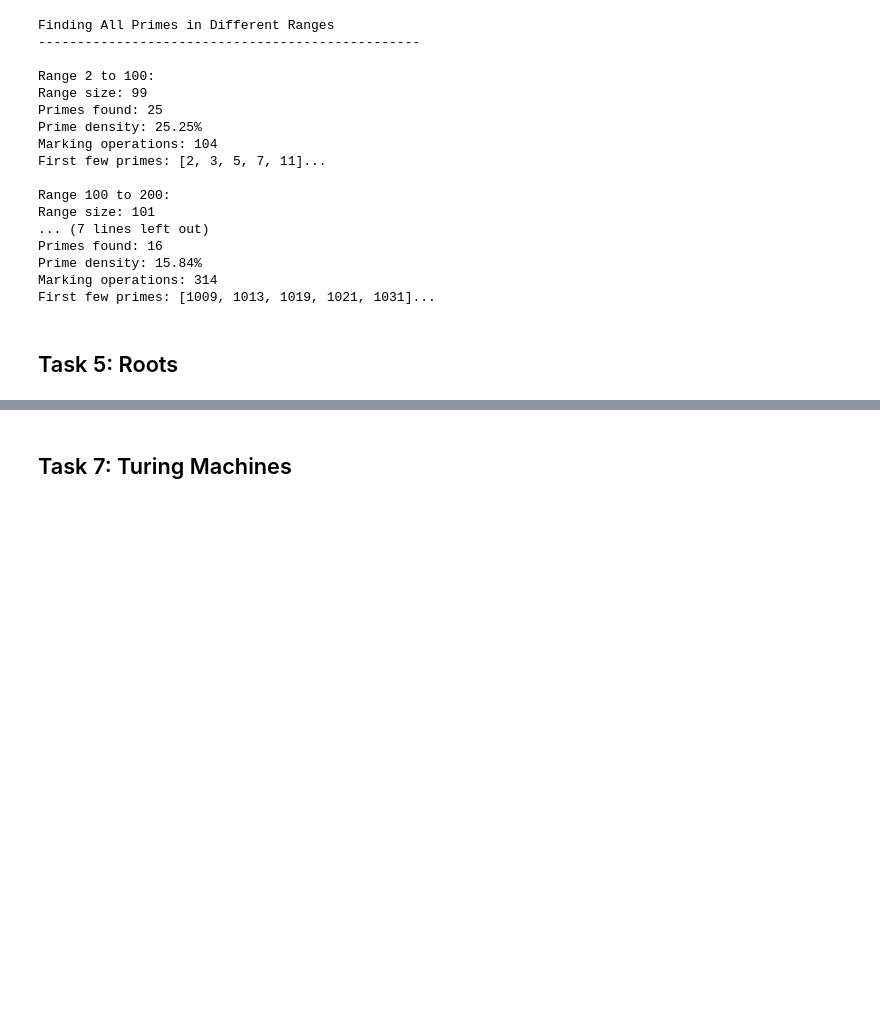
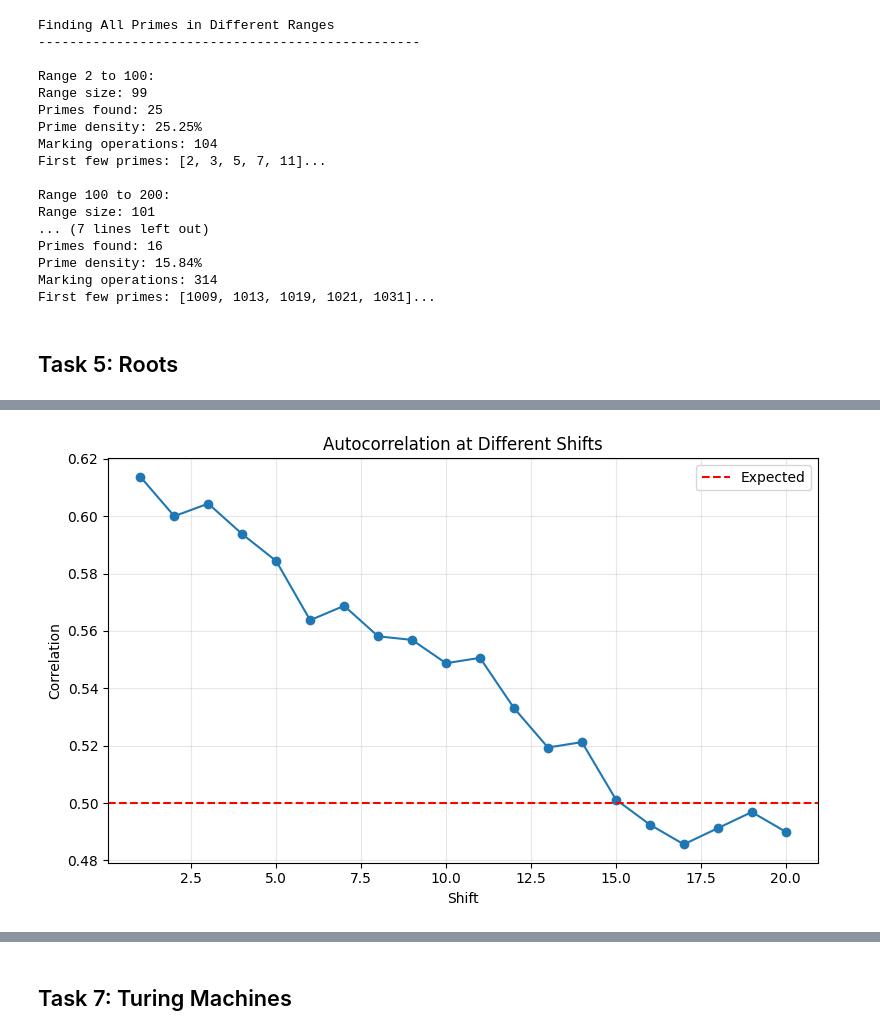
Before and after one commit to LukeCorc99/ComputationalTheory, a Jupyter notebook: tasks.ipynb, the cells around one changed output, grey strips where cells are left out. Drawn from its saved outputs; the diff is of its cells as text; code cells hidden in the pictures; blank space fills up the shorter version.

```diff
--- a/tasks.ipynb
+++ b/tasks.ipynb
@@ -1137,0 +1281,81 @@ def calculateRootFractions(nPrimes=100, bits=32):
+# %%
+def testRandomnessProperties(plot=True):
+    numPrimes = 50
+    bits = 64
+
+    # Get data
+    fractions = calculateRootFractions(numPrimes, bits)
+    allBits = ''.join(fractions)
+
+    # Single bit frequency test
+    ones = allBits.count('1')
+    zeros = allBits.count('0')
+    expected = len(allBits) / 2
+
+    print(f"Analyzing {len(allBits)} bits from {numPrimes} primes")
+    print(f"Frequency test:")
+    print(f"  Ones: {ones} ({ones/len(allBits):.4f})")
+    print(f"  Zeros: {zeros} ({zeros/len(allBits):.4f})")
+
+    # Chi-square test
+    chi2 = ((ones - expected)**2 + (zeros - expected)**2) / expected
+    pValue = 1 - stats.chi2.cdf(chi2, 1)
+
+    print(f"  Chi-square: {chi2:.4f}, p-value: {pValue:.6f}")
+    print(f"  Sequence is {'random' if pValue > 0.05 else 'not random'}")
+
+    # Runs test
+    runs = 1
+    for i in range(1, len(allBits)):
+        if allBits[i] != allBits[i-1]:
+            runs += 1
+
+    expectedRuns = 1 + (2 * ones * zeros) / len(allBits)
+    stdDev = math.sqrt((2 * ones * zeros * (2 * ones * zeros - len(allBits))) /
+                       (len(allBits)**2 * (len(allBits) - 1)))
+
+    zScore = (runs - expectedRuns) / stdDev if stdDev > 0 else 0
+    pValueRuns = 2 * (1 - stats.norm.cdf(abs(zScore)))
+
+    print(f"\nRuns test:")
+    print(f"  Runs: {runs}, Expected: {expectedRuns:.2f}")
+    print(f"  Z-score: {zScore:.4f}, p-value: {pValueRuns:.6f}")
+    print(f"  Sequence is {'random' if pValueRuns > 0.05 else 'not random'}")
+
+    # Patterns test (simplified)
+    print("\nPattern frequency (2-bit):")
+    patterns = {}
+    for i in range(len(allBits) - 1):
+        pattern = allBits[i:i+2]
+        patterns[pattern] = patterns.get(pattern, 0) + 1
+
+    expectedCount = len(allBits) / 4  # Expected count for each 2-bit pattern
+
+    for pattern, count in sorted(patterns.items()):
+        print(f"  {pattern}: {count} ({count/expectedCount:.2f}x expected)")
+
+    if plot:
+        # Autocorrelation plot
+        shifts = range(1, 21)
+        correlations = []
+
+        for shift in shifts:
+            shifted = allBits[shift:] + allBits[:shift]
+            matchRatio = sum(a == b for a, b in zip(allBits, shifted)) / len(allBits)
+            correlations.append(matchRatio)
+
+        plt.figure(figsize=(8, 5))
+        plt.plot(shifts, correlations, 'o-')
+        plt.axhline(y=0.5, color='r', linestyle='--', label='Expected')
+        plt.xlabel('Shift')
+        plt.ylabel('Correlation')
+        plt.title('Autocorrelation at Different Shifts')
+        plt.grid(True, alpha=0.3)
+        plt.legend()
+        plt.tight_layout()
+        plt.savefig("test4_autocorrelation.png")
+
+    print()
+
+testRandomnessProperties()
+# %% [output]
@@ -1137,0 +1379 @@ def calculateRootFractions(nPrimes=100, bits=32):
+[figure, added]
```
Also changed, not shown: parts of 12 cells of this notebook, 6 other files.
